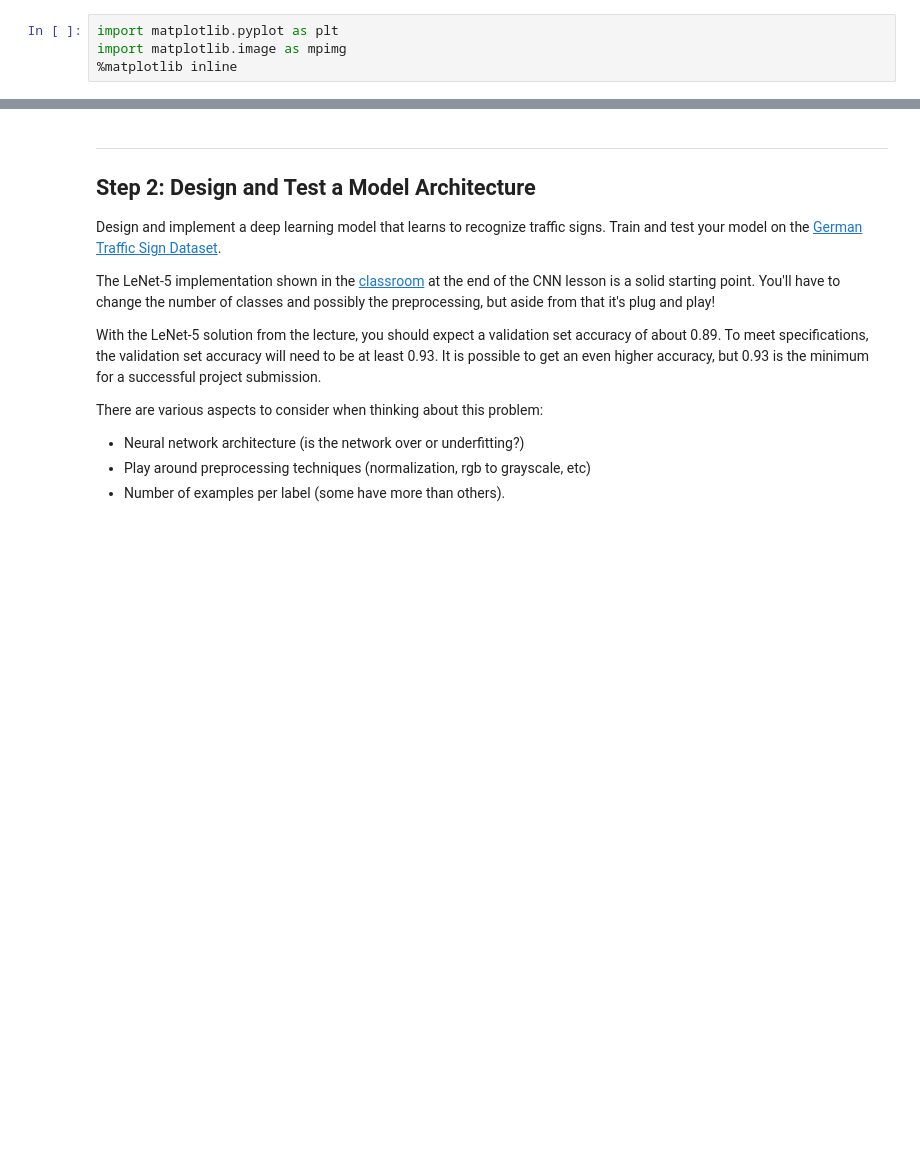
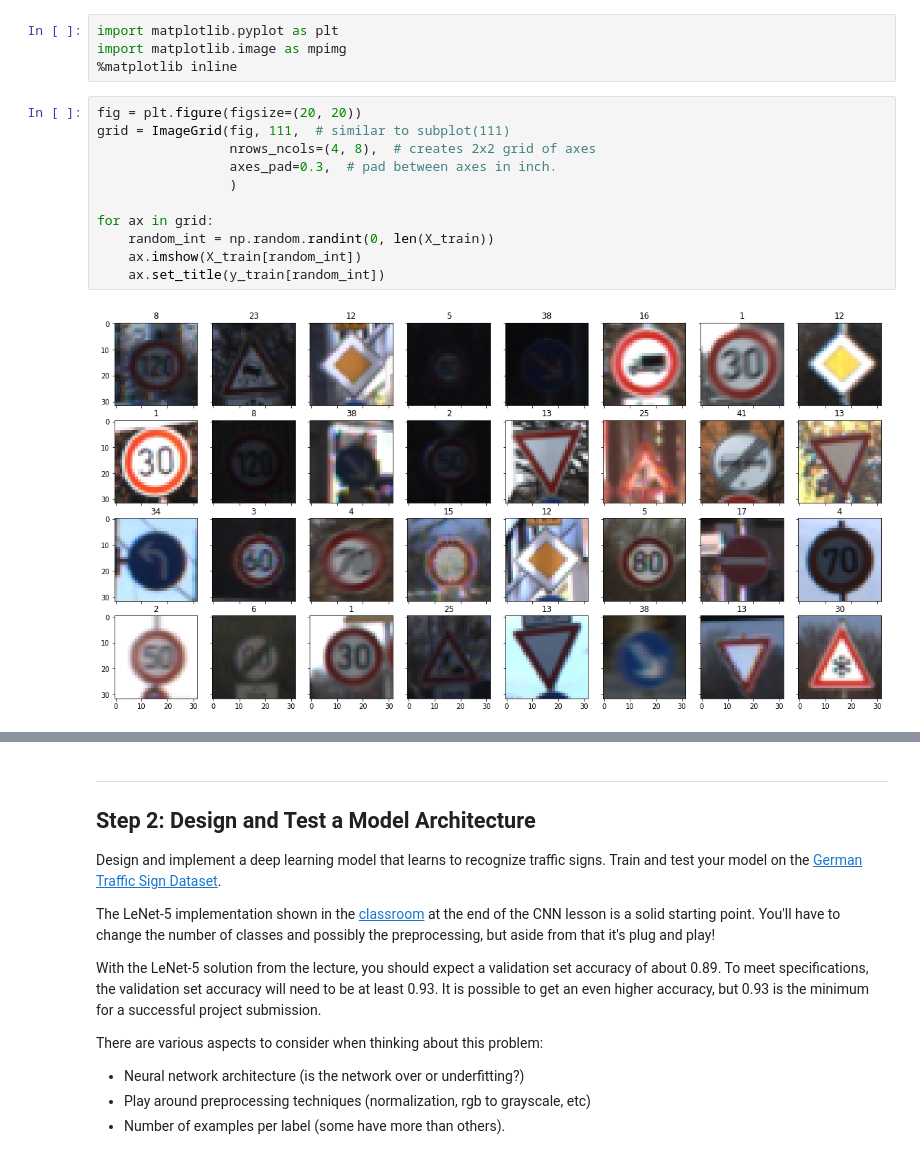
Before and after one commit to rednotion/traffic-sign-classifier, a Jupyter notebook: Traffic_Sign_Classifier.ipynb, the cells around one changed output, grey strips where cells are left out. Saved outputs shown, nothing was run; the diff lists cells and outputs as text; blank space fills up the shorter version.

```diff
--- a/Traffic_Sign_Classifier.ipynb
+++ b/Traffic_Sign_Classifier.ipynb
@@ -94,3 +97,16 @@ The [Matplotlib](http://matplotlib.org/) [examples](http://matplotlib.org/exampl
 import matplotlib.pyplot as plt
 import matplotlib.image as mpimg
 %matplotlib inline
+# %%
+fig = plt.figure(figsize=(20, 20))
+grid = ImageGrid(fig, 111,  # similar to subplot(111)
+                 nrows_ncols=(4, 8),  # creates 2x2 grid of axes
+                 axes_pad=0.3,  # pad between axes in inch.
+                 )
+
+for ax in grid:
+    random_int = np.random.randint(0, len(X_train))
+    ax.imshow(X_train[random_int])
+    ax.set_title(y_train[random_int])
+# %% [output]
+[figure, added]
```
Also changed, not shown: parts of 4 cells of this notebook.
